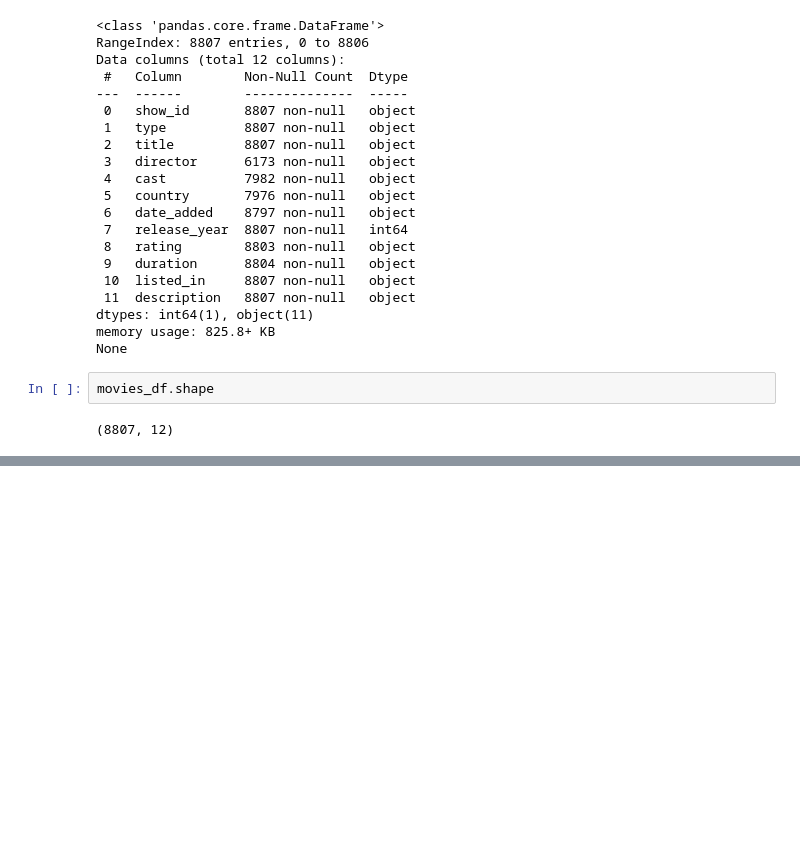
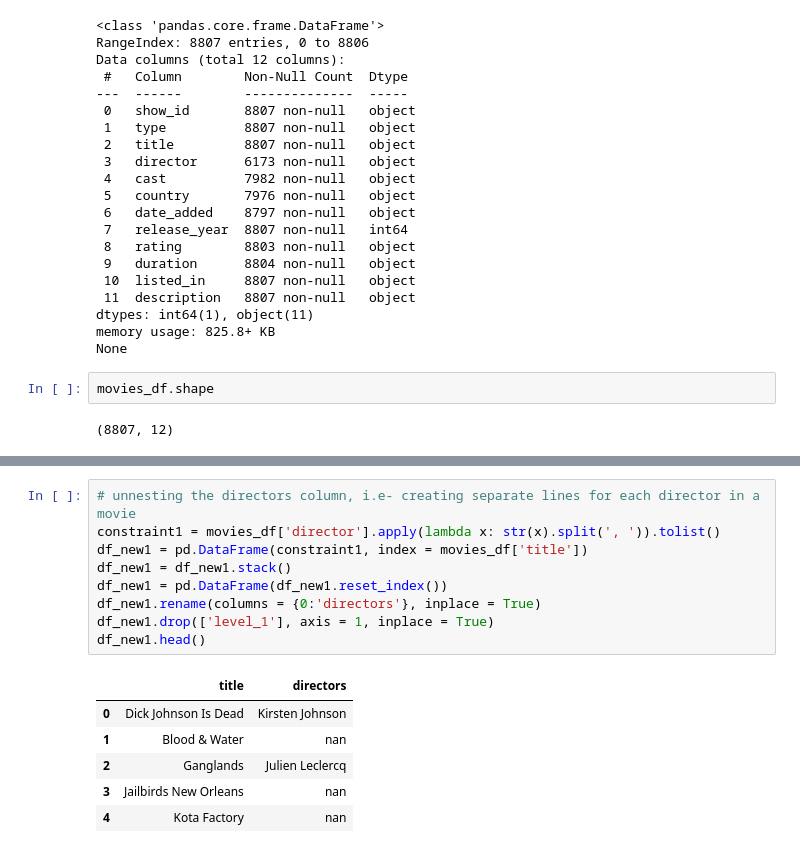
Before and after one commit to hamant-jagwan/NetflixMovies_and_TV_Shows--EDA, a Jupyter notebook: Netflix_Movies_&_TV_Shows.ipynb, the cells around one changed output, grey strips where cells are left out. Cells and saved outputs as stored; diff of their text form; blank space fills up the shorter version.

```diff
--- a/Netflix_Movies_&_TV_Shows.ipynb
+++ b/Netflix_Movies_&_TV_Shows.ipynb
@@ -59,0 +97,16 @@ movies_df.shape
+# %%
+# unnesting the directors column, i.e- creating separate lines for each director in a movie
+constraint1 = movies_df['director'].apply(lambda x: str(x).split(', ')).tolist()
+df_new1 = pd.DataFrame(constraint1, index = movies_df['title'])
+df_new1 = df_new1.stack()
+df_new1 = pd.DataFrame(df_new1.reset_index())
+df_new1.rename(columns = {0:'directors'}, inplace = True)
+df_new1.drop(['level_1'], axis = 1, inplace = True)
+df_new1.head()
+# %% [output]
+|  | title | directors |
+| 0 | Dick Johnson Is Dead | Kirsten Johnson |
+| 1 | Blood & Water | nan |
+| 2 | Ganglands | Julien Leclercq |
+| 3 | Jailbirds New Orleans | nan |
+| 4 | Kota Factory | nan |
```
Also changed, not shown: parts of 12 cells of this notebook.
